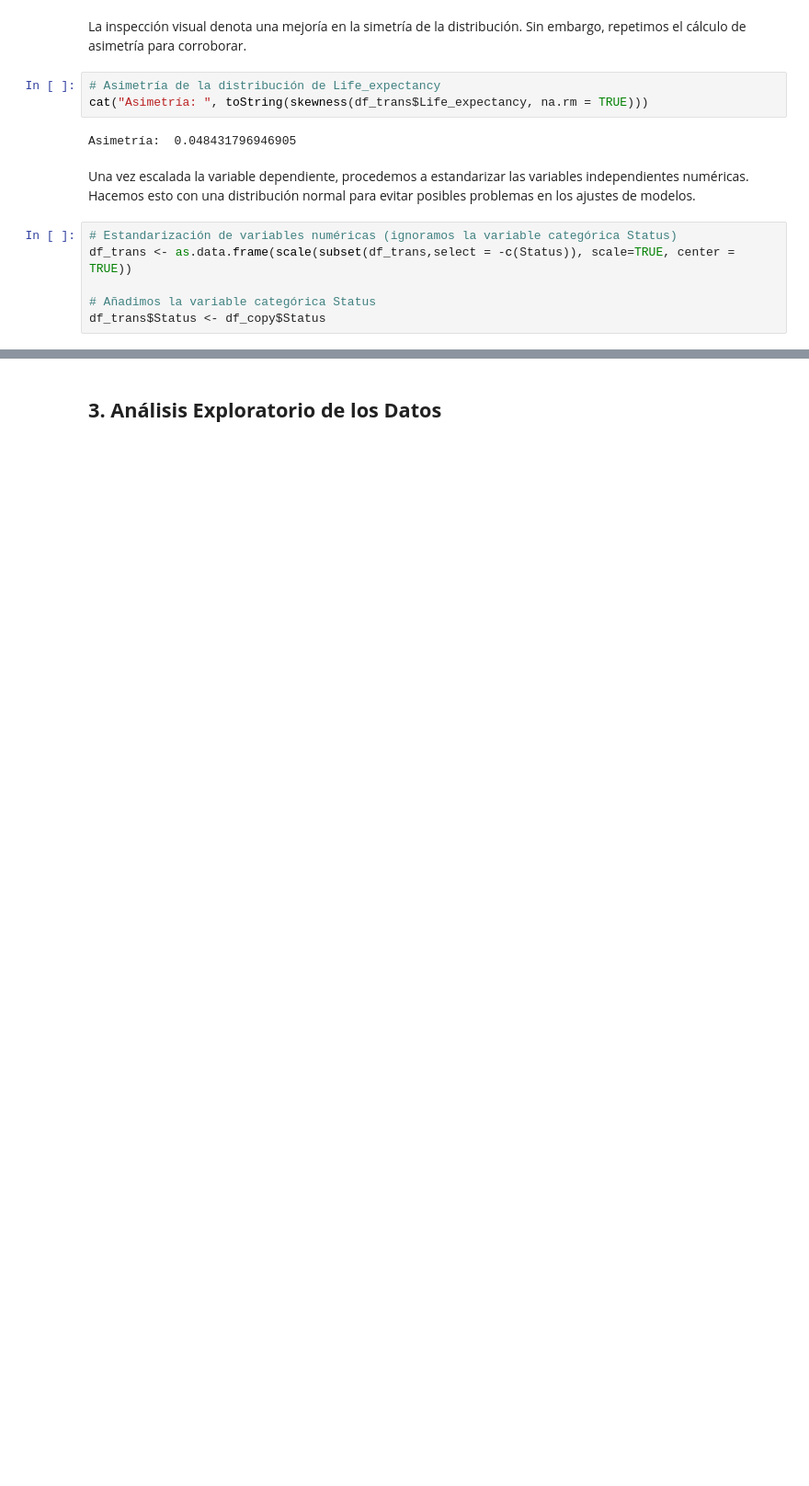
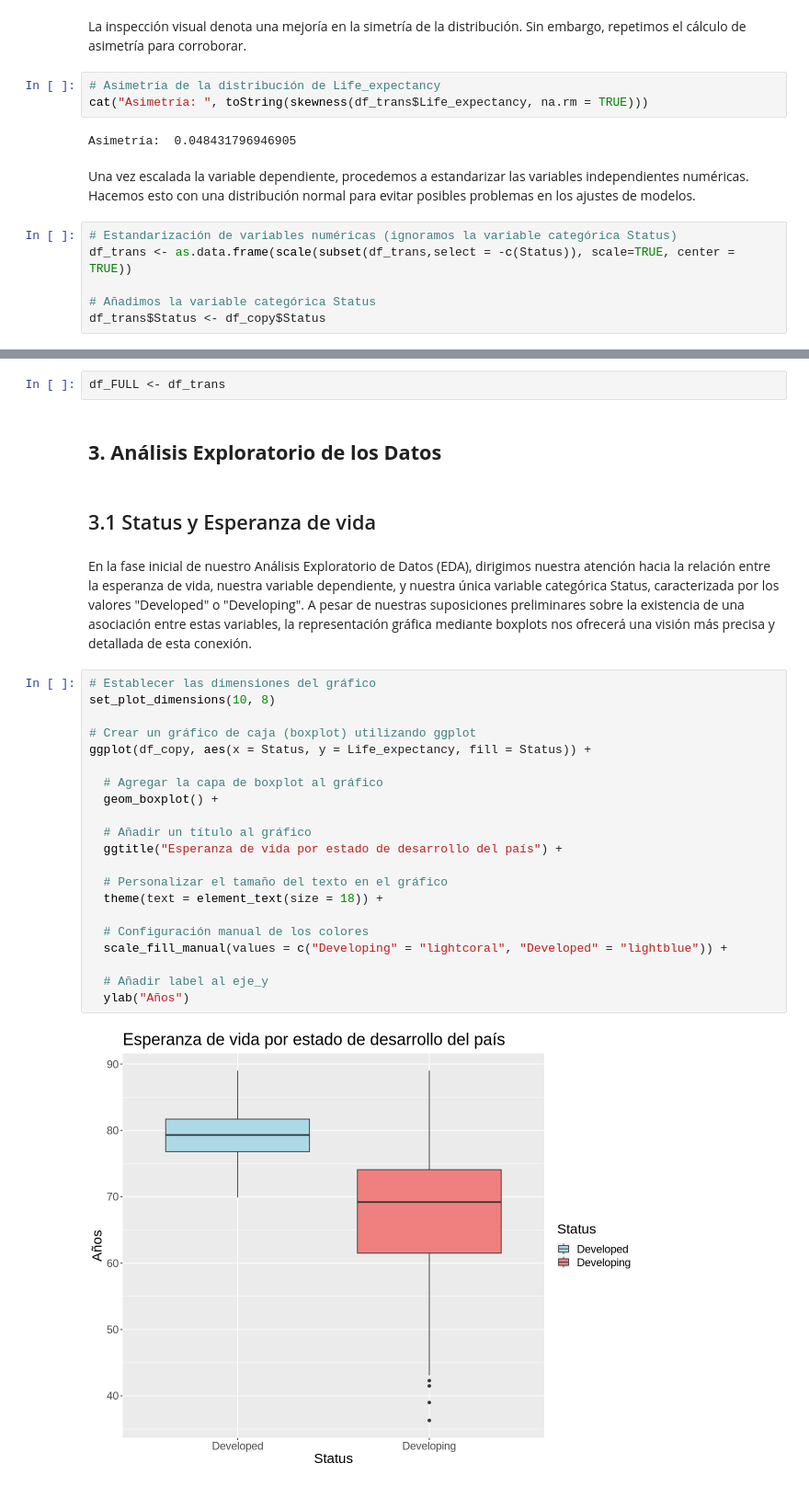
Before and after one commit to josemal98/Proyecto_R_BEDU, a Jupyter notebook: Notebook/Life_expectancy_project.ipynb, the cells around one changed output, grey strips where cells are left out. Shown at 92% size. Saved outputs shown, nothing was run; the diff lists cells and outputs as text; blank space fills up the shorter version.

```diff
--- a/Notebook/Life_expectancy_project.ipynb
+++ b/Notebook/Life_expectancy_project.ipynb
@@ -709,2 +722,31 @@ df_trans$Status <- df_copy$Status
+# %%
+df_FULL <- df_trans
 # %% [markdown]
 ## **3. Análisis Exploratorio de los Datos**
+# %% [markdown]
+## 3.1 Status y Esperanza de vida
+# %% [markdown]
+En la fase inicial de nuestro Análisis Exploratorio de Datos (EDA), dirigimos nuestra atención hacia la relación entre la esperanza de vida, nuestra variable dependiente, y nuestra única variable categórica Status, caracterizada por los valores "Developed" o "Developing". A pesar de nuestras suposiciones preliminares sobre la existencia de una asociación entre estas variables, la representación gráfica mediante boxplots nos ofrecerá una visión más precisa y detallada de esta conexión.
+# %%
+# Establecer las dimensiones del gráfico
+set_plot_dimensions(10, 8)
+
+# Crear un gráfico de caja (boxplot) utilizando ggplot
+ggplot(df_copy, aes(x = Status, y = Life_expectancy, fill = Status)) +
+
+  # Agregar la capa de boxplot al gráfico
+  geom_boxplot() +
+
+  # Añadir un título al gráfico
+  ggtitle("Esperanza de vida por estado de desarrollo del país") +
+
+  # Personalizar el tamaño del texto en el gráfico
+  theme(text = element_text(size = 18)) +
+
+  # Configuración manual de los colores
+  scale_fill_manual(values = c("Developing" = "lightcoral", "Developed" = "lightblue")) +
+
+  # Añadir label al eje_y
+  ylab("Años")
+# %% [output]
+[figure, added]
```
Also changed, not shown: parts of 60 cells of this notebook.
